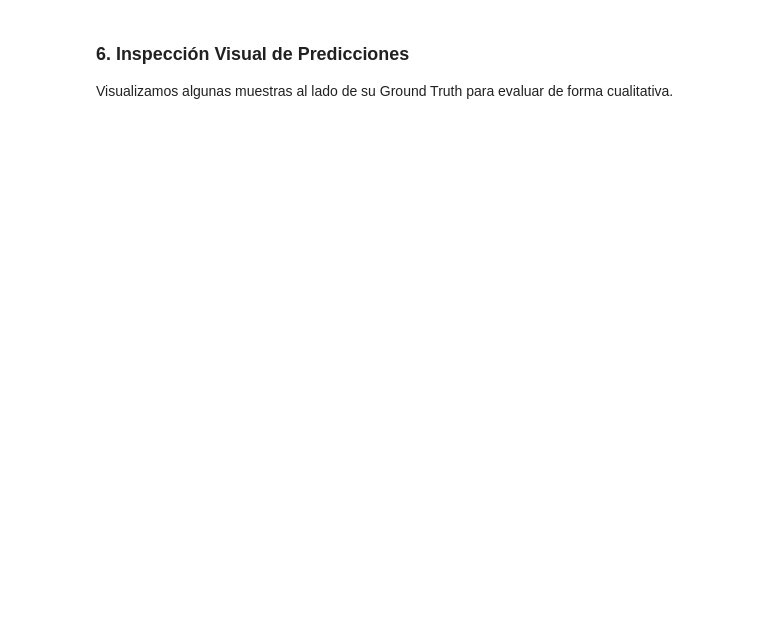
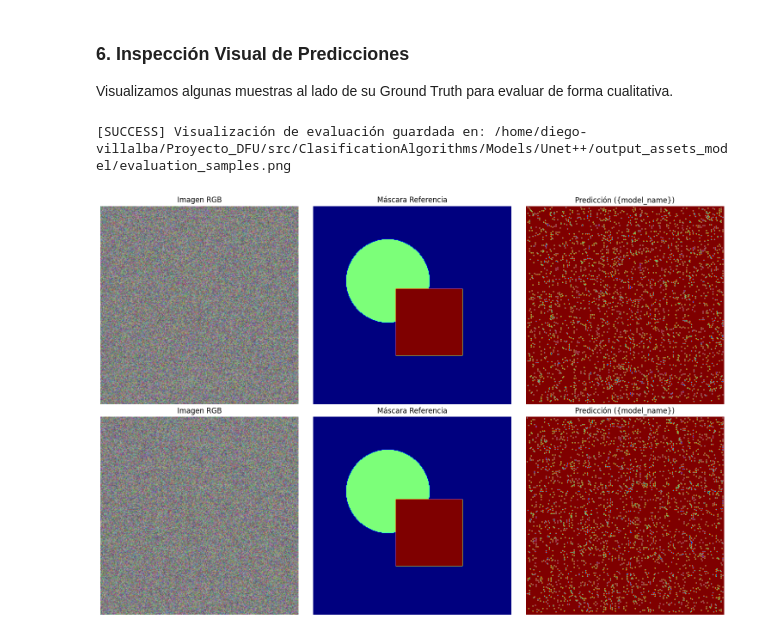
Before and after one commit to DiegoViillalba/Proyecto_DFU, a Jupyter notebook: notebooks/classification/Unet++_test.ipynb, the cells around one changed output. Drawn from its saved outputs; the diff is of its cells as text; code cells hidden in the pictures; blank space fills up the shorter version.

```diff
--- a/notebooks/classification/Unet++_test.ipynb
+++ b/notebooks/classification/Unet++_test.ipynb
@@ -53,13 +66,13 @@ Cargamos la arquitectura y cargamos los pesos guardados en la carpeta `output_as
 # %%
 DEVICE = "cuda" if torch.cuda.is_available() else "cpu"
 model_class = UnetPlusPlus
-model = model_class(in_channels=3, out_channels=4 if is_classification else 1).to(DEVICE)
+model = model_class(in_channels=3, out_channels=4).to(DEVICE)
 
 checkpoint_path = os.path.join(MODEL_DIR, "output_assets_model", "best_model_checkpoint_Unet++.pth")
 if os.path.exists(checkpoint_path):
-    print(f"Cargando checkpoint desde: {checkpoint_path}")
+    print(f"Cargando checkpoint desde: {{checkpoint_path}}")
     checkpoint = torch.load(checkpoint_path, map_location=DEVICE, weights_only=True)
     load_checkpoint(checkpoint, model)
     print("Pesos cargados exitosamente.")
 else:
-    print(f"[-] No se encontró el checkpoint en {checkpoint_path}. Por favor ejecuta el entrenamiento primero.")
+    print(f"[-] No se encontró el checkpoint en {{checkpoint_path}}. Por favor ejecuta el entrenamiento primero.")
@@ -93,7 +121,7 @@ if os.path.exists(checkpoint_path):
 
     with torch.no_grad():
         preds = model(images.to(DEVICE))
-        if is_classification:
+        if True:
             preds = torch.softmax(preds, dim=1)
             preds = torch.argmax(preds, dim=1).cpu().numpy()
         else:
@@ -103,31 +131,34 @@ if os.path.exists(checkpoint_path):
     images = images.permute(0, 2, 3, 1).numpy()
     masks = masks.numpy()
 
     # Dibujar muestras
     num_samples = min(2, len(images))
     fig, ax = plt.subplots(num_samples, 3, figsize=(15, 5 * num_samples))
 
     for idx in range(num_samples):
         row = ax[idx] if num_samples > 1 else ax
         # Imagen de entrada
         row[0].imshow(images[idx])
         row[0].set_title("Imagen RGB")
         row[0].axis("off")
 
         # Ground Truth
         cmap = "gray" if masks[idx].max() <= 1 else "jet"
         row[1].imshow(masks[idx], cmap=cmap)
         row[1].set_title("Máscara Referencia")
         row[1].axis("off")
 
         # Inferencia Predicción
         row[2].imshow(preds[idx], cmap=cmap)
-        row[2].set_title(f"Predicción ({model_name})")
+        row[2].set_title(f"Predicción ({{model_name}})")
         row[2].axis("off")
 
     # Guardar gráfico de validación visual
     save_path = os.path.join(MODEL_DIR, "output_assets_model", "evaluation_samples.png")
     plt.tight_layout()
     plt.savefig(save_path, dpi=300)
     print(f"[SUCCESS] Visualización de evaluación guardada en: {save_path}")
     plt.show()
+# %% [output]
+[SUCCESS] Visualización de evaluación guardada en: /home/diego-villalba/Proyecto_DFU/src/ClasificationAlgorithms/Models/Unet++/output_assets_model/evaluation_samples.png
+[figure, added]
```
Also changed, not shown: parts of 5 cells of this notebook, 14 other files.
